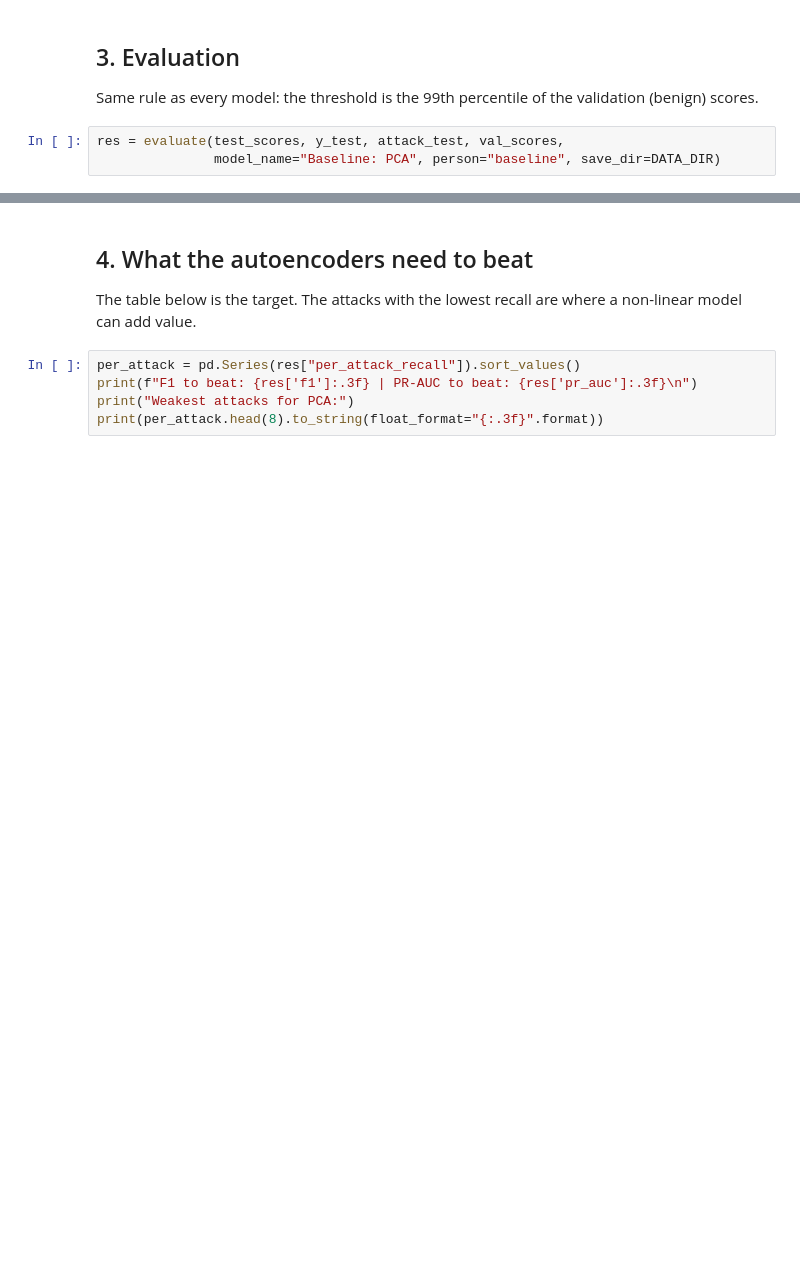
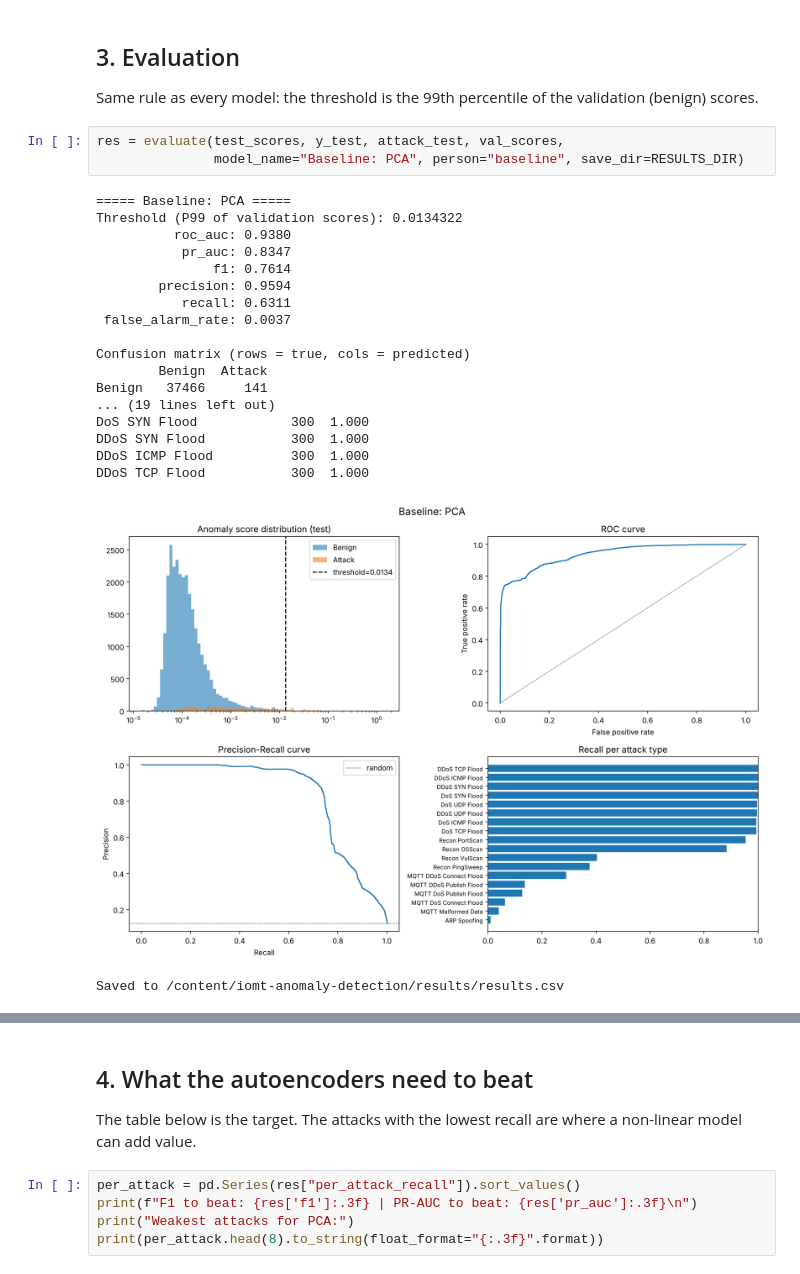
Before and after one commit to JanaAlzobidi/iomt-anomaly-detection, a Jupyter notebook: models/baselines/pca_baseline.ipynb, the cells around one changed output, grey strips where cells are left out. Cells and saved outputs as stored; diff of their text form; blank space fills up the shorter version.

```diff
--- a/models/baselines/pca_baseline.ipynb
+++ b/models/baselines/pca_baseline.ipynb
@@ -57,6 +65,26 @@ print(f"components: {k} | input features: {X_train.shape[1]}")
 Same rule as every model: the threshold is the 99th percentile of the validation (benign) scores.
 # %%
 res = evaluate(test_scores, y_test, attack_test, val_scores,
-               model_name="Baseline: PCA", person="baseline", save_dir=DATA_DIR)
+               model_name="Baseline: PCA", person="baseline", save_dir=RESULTS_DIR)
+# %% [output]
+===== Baseline: PCA =====
+Threshold (P99 of validation scores): 0.0134322
+          roc_auc: 0.9380
+           pr_auc: 0.8347
+               f1: 0.7614
+        precision: 0.9594
+           recall: 0.6311
+ false_alarm_rate: 0.0037
+
+Confusion matrix (rows = true, cols = predicted)
+        Benign  Attack
+Benign   37466     141
+... (19 lines left out)
+DoS SYN Flood            300  1.000
+DDoS SYN Flood           300  1.000
+DDoS ICMP Flood          300  1.000
+DDoS TCP Flood           300  1.000
+[figure, added]
+Saved to /content/iomt-anomaly-detection/results/results.csv
 # %%
 compare_percentiles(test_scores, y_test, val_scores);
```
Also changed, not shown: parts of 6 cells of this notebook, 9 other files.
